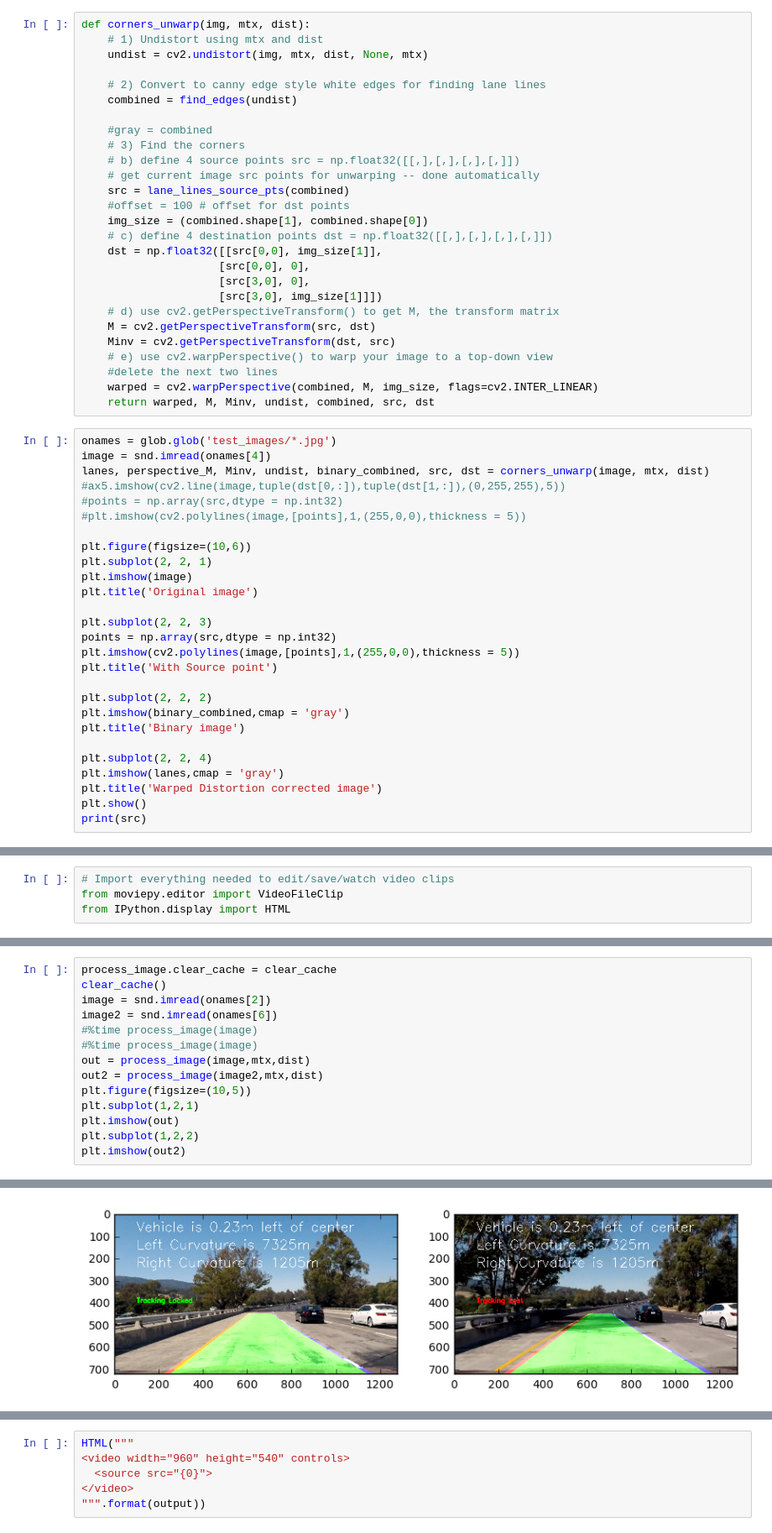
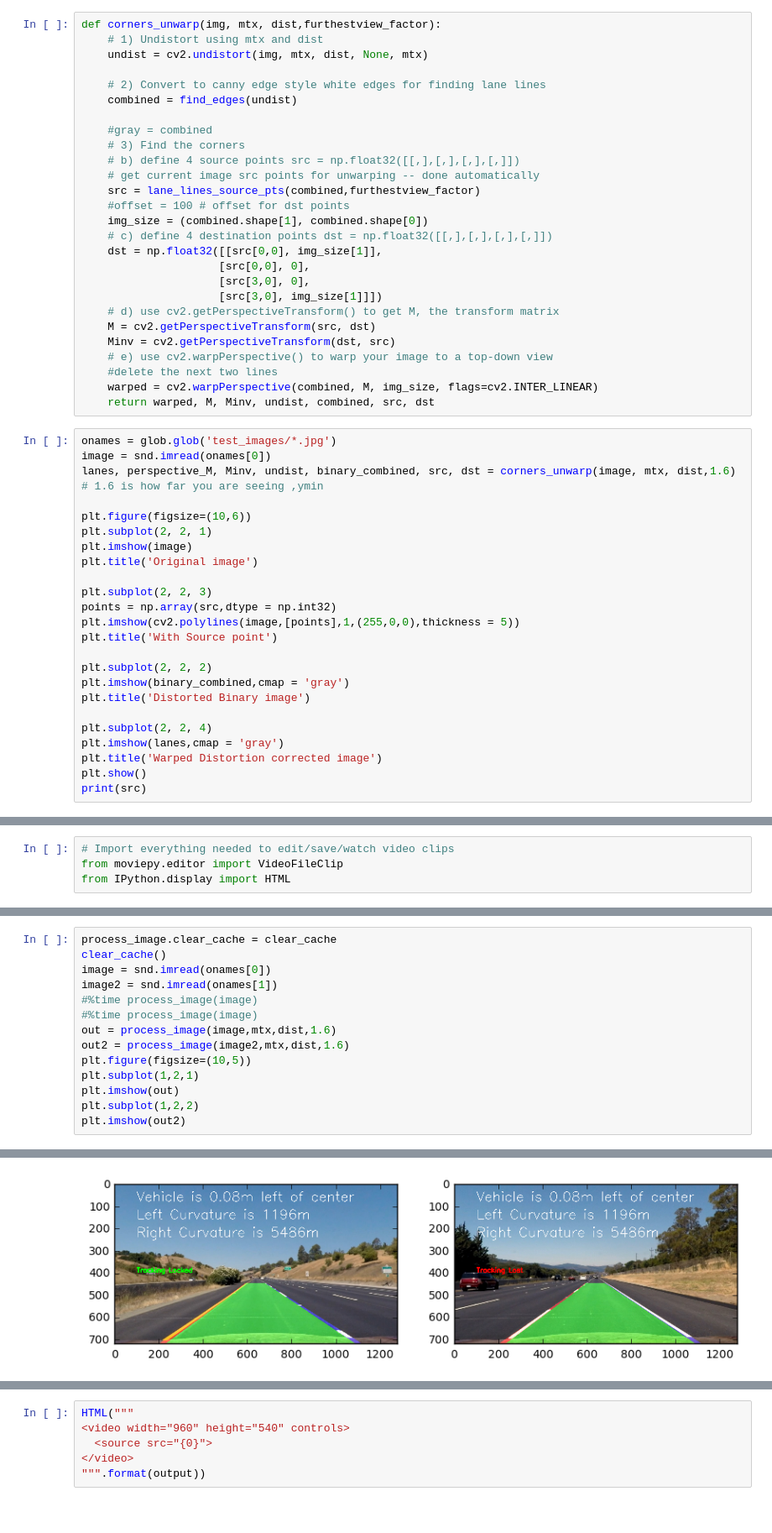
Before and after one commit to npscars/CarND-Advanced-Lane-Lines-P4, a Jupyter notebook: CarND-Advanced-Lane-Finding-P4-Class.ipynb, the cells around one changed output, grey strips where cells are left out. Shown at 84% size. Cells and saved outputs as stored; diff of their text form.

```diff
--- a/CarND-Advanced-Lane-Finding-P4-Class.ipynb
+++ b/CarND-Advanced-Lane-Finding-P4-Class.ipynb
@@ -242,7 +230,7 @@ def lane_lines_source_pts(edges_image):
     corners = np.float32([[x1lAvg, ymax], [x2lAvg, ymin],[x2rAvg, ymin],[x1rAvg, ymax]])
     return corners
 # %%
-def corners_unwarp(img, mtx, dist):
+def corners_unwarp(img, mtx, dist,furthestview_factor):
     # 1) Undistort using mtx and dist
     undist = cv2.undistort(img, mtx, dist, None, mtx)
 
@@ -253,7 +241,7 @@ def corners_unwarp(img, mtx, dist):
     # 3) Find the corners
     # b) define 4 source points src = np.float32([[,],[,],[,],[,]])
     # get current image src points for unwarping -- done automatically
-    src = lane_lines_source_pts(combined)
+    src = lane_lines_source_pts(combined,furthestview_factor)
     #offset = 100 # offset for dst points
     img_size = (combined.shape[1], combined.shape[0])
     # c) define 4 destination points dst = np.float32([[,],[,],[,],[,]])
@@ -270,11 +258,8 @@ def corners_unwarp(img, mtx, dist):
     return warped, M, Minv, undist, combined, src, dst
 # %%
 onames = glob.glob('test_images/*.jpg')
-image = snd.imread(onames[4])
-lanes, perspective_M, Minv, undist, binary_combined, src, dst = corners_unwarp(image, mtx, dist)
-#ax5.imshow(cv2.line(image,tuple(dst[0,:]),tuple(dst[1,:]),(0,255,255),5))
-#points = np.array(src,dtype = np.int32)
-#plt.imshow(cv2.polylines(image,[points],1,(255,0,0),thickness = 5))
+image = snd.imread(onames[0])
+lanes, perspective_M, Minv, undist, binary_combined, src, dst = corners_unwarp(image, mtx, dist,1.6) # 1.6 is how far you are seeing ,ymin
 
 plt.figure(figsize=(10,6))
 plt.subplot(2, 2, 1)
@@ -288,7 +273,7 @@ plt.title('With Source point')
 
 plt.subplot(2, 2, 2)
 plt.imshow(binary_combined,cmap = 'gray')
-plt.title('Binary image')
+plt.title('Distorted Binary image')
 
 plt.subplot(2, 2, 4)
 plt.imshow(lanes,cmap = 'gray')
@@ -785,12 +698,12 @@ def clear_cache():
 # %%
 process_image.clear_cache = clear_cache
 clear_cache()
-image = snd.imread(onames[2])
-image2 = snd.imread(onames[6])
+image = snd.imread(onames[0])
+image2 = snd.imread(onames[1])
 #%time process_image(image)
 #%time process_image(image)
-out = process_image(image,mtx,dist)
-out2 = process_image(image2,mtx,dist)
+out = process_image(image,mtx,dist,1.6)
+out2 = process_image(image2,mtx,dist,1.6)
 plt.figure(figsize=(10,5))
 plt.subplot(1,2,1)
 plt.imshow(out)
@@ -803,4 +714,4 @@ p
-[figure, old version]
+[figure, new version]
 # %%
 clear_cache()
 output = 'result_project_video.mp4'
```
Also changed, not shown: parts of 15 cells of this notebook, 18 other files.
